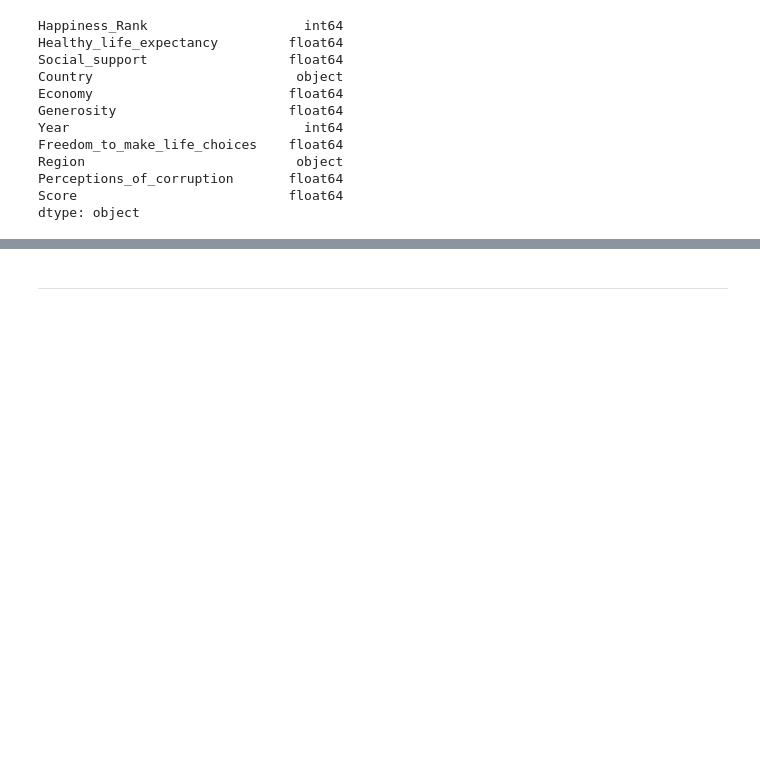
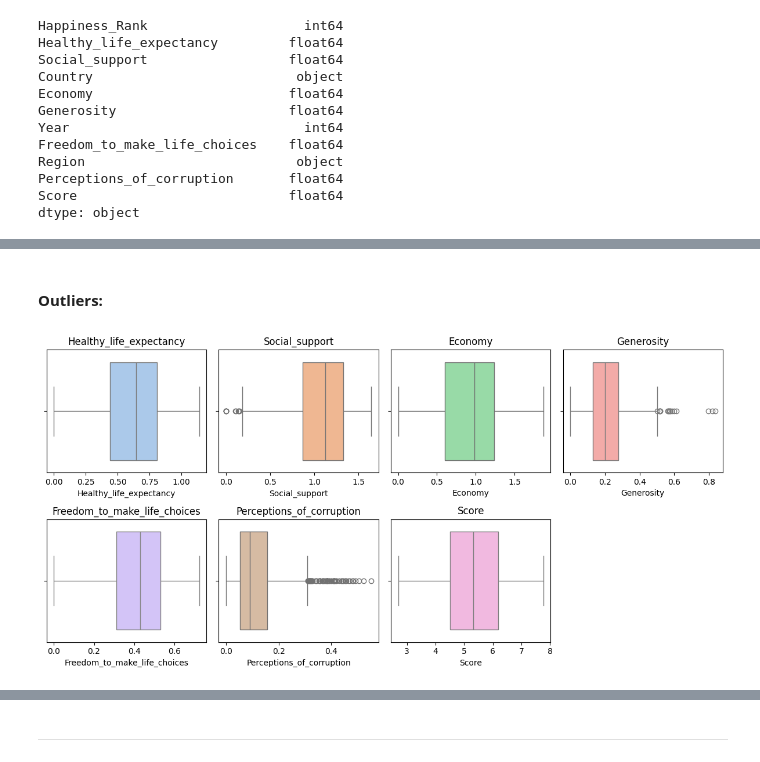
Before and after one commit to caroldvarela/workshop-03, a Jupyter notebook: notebooks/001_EDA_and_model_training.ipynb, the cells around one changed output, grey strips where cells are left out. Drawn from its saved outputs; the diff is of its cells as text; code cells hidden in the pictures; blank space fills up the shorter version.

```diff
--- a/notebooks/001_EDA_and_model_training.ipynb
+++ b/notebooks/001_EDA_and_model_training.ipynb
@@ -370,0 +472,19 @@ df.to_csv('../data/data_clean.csv', index=False)
+# %% [markdown]
+#### **Outliers**:
+# %%
+plt.figure(figsize=(12, 6))
+
+palette = sns.color_palette("pastel")
+
+numeric_columns = ['Healthy_life_expectancy', 'Social_support', 'Economy', 'Generosity',
+                   'Freedom_to_make_life_choices', 'Perceptions_of_corruption', 'Score']
+
+for i, col in enumerate(numeric_columns):
+    plt.subplot(2, 4, i + 1)
+    sns.boxplot(x=df[col], color=palette[i % len(palette)])
+    plt.title(col)
+
+plt.tight_layout()
+plt.show()
+# %% [output]
+[figure, added]
```
Also changed, not shown: parts of 46 cells of this notebook, 1 other file.
